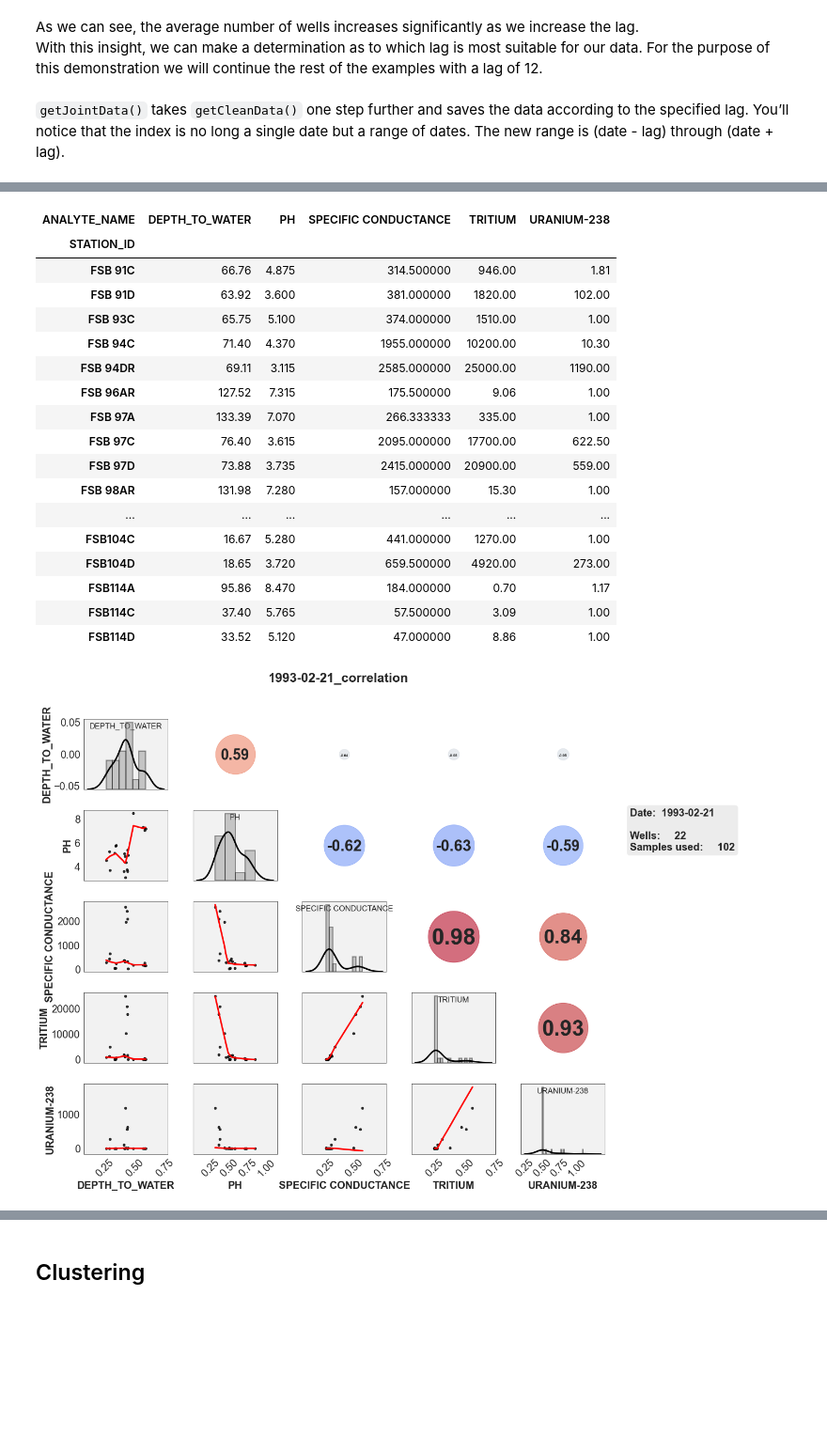
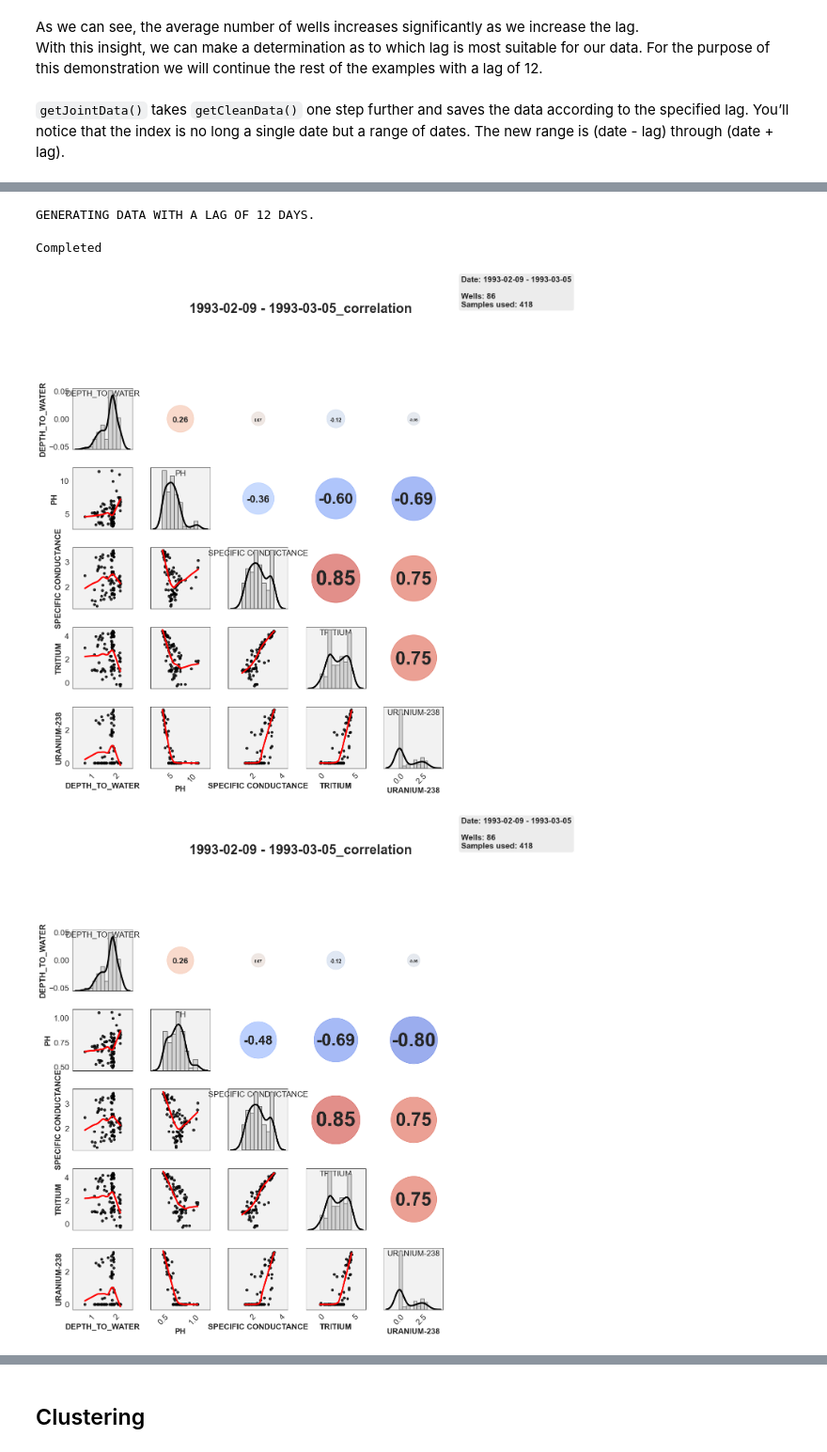
Before and after one commit to ALTEMIS-DOE/pylenm, a Jupyter notebook: notebooks2/2) pyLEnM - Unsupervised Learning.ipynb, the cells around one changed output, grey strips where cells are left out. Shown at 94% size. Cells and saved outputs as stored; diff of their text form; code cells hidden in the pictures; blank space fills up the shorter version.

```diff
--- a/notebooks2/2) pyLEnM - Unsupervised Learning.ipynb
+++ b/notebooks2/2) pyLEnM - Unsupervised Learning.ipynb
@@ -180,22 +236,31 @@ pylenm_df.plot_corr_by_well(well_name='FSB 95DR', analytes=analytes,
+# %%
+from pylenm2.data import data_module
+
+import importlib
+importlib.reload(data_module)
+importlib.reload(pcorr)
+
+_ = pcorr.plot_corr_by_date_range(
+    data_pylenm_dm=pylenm2_dm,
+    date='1993-02-21',
+    lag=lag,
+    analytes=analytes,
+    log_transform=True,
+    no_log=['PH'],
+    fontsize=15,
+)
+# %% [output]
+GENERATING DATA WITH A LAG OF 12 DAYS.
+Completed
+[figure, added]
 # %%
-pylenm_df.plot_corr_by_date_range('1993-02-21', analytes=analytes, returnData=True)
+_ = pcorr.plot_corr_by_date_range(
+    data_pylenm_dm=pylenm2_dm,
+    date='1993-02-21',
+    lag=lag,
+    analytes=analytes,
+    log_transform=True,
+    fontsize=15,
+)
 # %% [output]
-| ANALYTE_NAME | DEPTH_TO_WATER | PH | SPECIFIC CONDUCTANCE | TRITIUM | URANIUM-238 |
-| STATION_ID |  |  |  |  |  |
-| FSB 91C | 66.76 | 4.875 | 314.500000 | 946.00 | 1.81 |
-| FSB 91D | 63.92 | 3.600 | 381.000000 | 1820.00 | 102.00 |
-| FSB 93C | 65.75 | 5.100 | 374.000000 | 1510.00 | 1.00 |
-| FSB 94C | 71.40 | 4.370 | 1955.000000 | 10200.00 | 10.30 |
-| FSB 94DR | 69.11 | 3.115 | 2585.000000 | 25000.00 | 1190.00 |
-| FSB 96AR | 127.52 | 7.315 | 175.500000 | 9.06 | 1.00 |
-| FSB 97A | 133.39 | 7.070 | 266.333333 | 335.00 | 1.00 |
-| FSB 97C | 76.40 | 3.615 | 2095.000000 | 17700.00 | 622.50 |
-| FSB 97D | 73.88 | 3.735 | 2415.000000 | 20900.00 | 559.00 |
-| FSB 98AR | 131.98 | 7.280 | 157.000000 | 15.30 | 1.00 |
-| ... | ... | ... | ... | ... | ... |
-| FSB104C | 16.67 | 5.280 | 441.000000 | 1270.00 | 1.00 |
-| FSB104D | 18.65 | 3.720 | 659.500000 | 4920.00 | 273.00 |
-| FSB114A | 95.86 | 8.470 | 184.000000 | 0.70 | 1.17 |
-| FSB114C | 37.40 | 5.765 | 57.500000 | 3.09 | 1.00 |
-| FSB114D | 33.52 | 5.120 | 47.000000 | 8.86 | 1.00 |
-[figure, old version]
+[figure, new version]
```
Also changed, not shown: parts of 7 cells of this notebook.
